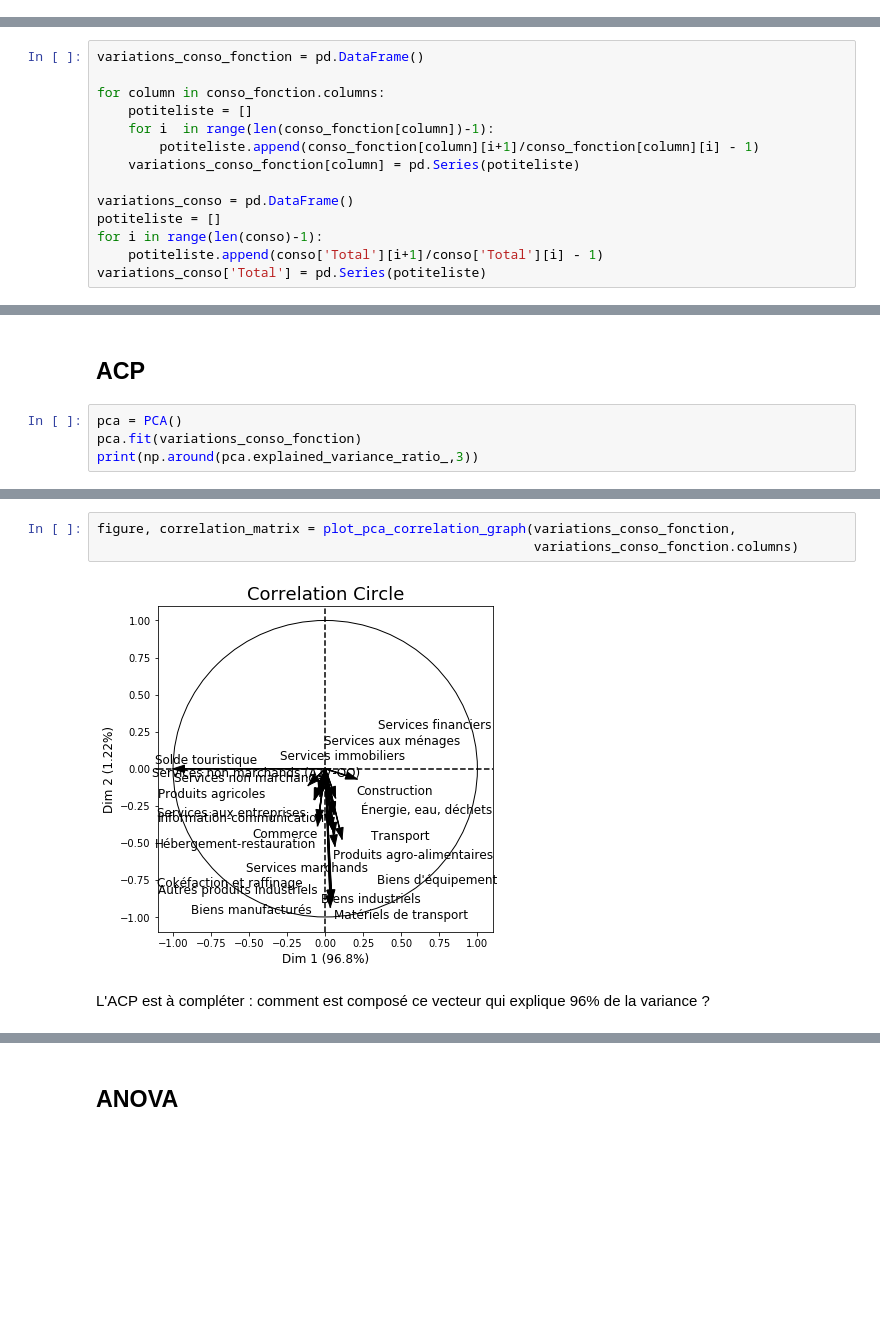
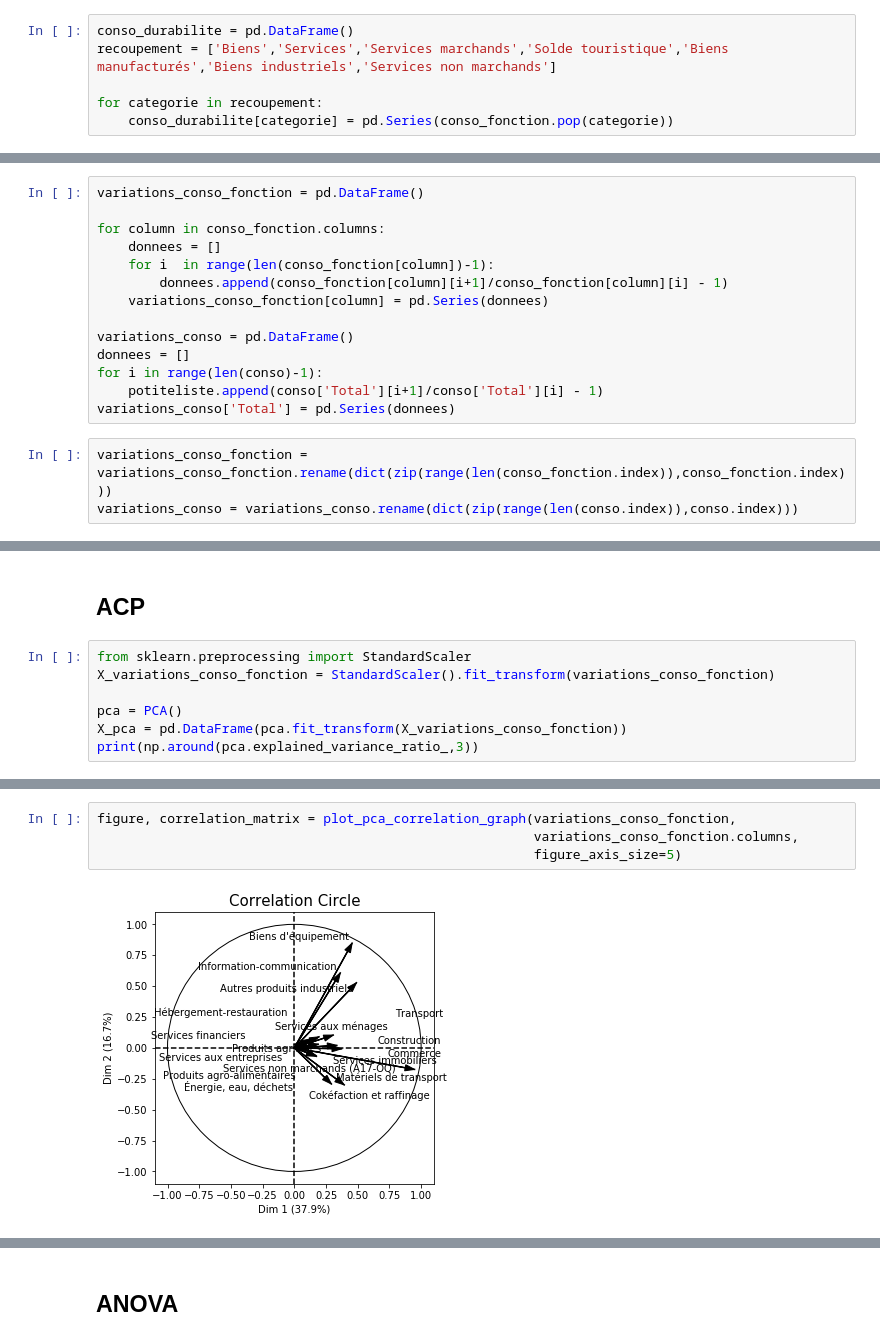
Before and after one commit to LittleBabyPanda/Q3-Project, a Jupyter notebook: Notebook du projet.ipynb, the cells around one changed output, grey strips where cells are left out. Drawn from its saved outputs; the diff is of its cells as text; blank space fills up the shorter version.

```diff
--- a/Notebook du projet.ipynb
+++ b/Notebook du projet.ipynb
@@ -44,3 +38,9 @@ conso_durabilite['Services'] = pd.Series(conso_fonction.pop('Services'))
+# %%
+conso_durabilite = pd.DataFrame()
+recoupement = ['Biens','Services','Services marchands','Solde touristique','Biens manufacturés','Biens industriels','Services non marchands']
+
+for categorie in recoupement:
+    conso_durabilite[categorie] = pd.Series(conso_fonction.pop(categorie))
 # %% [markdown]
 ### Calcul des variation de trimestre en trimestre
 
@@ -49,16 +49,19 @@ Par variation nous entendons: variation = (consommation du trimestre actuel/cons
 variations_conso_fonction = pd.DataFrame()
 
 for column in conso_fonction.columns:
-    potiteliste = []
+    donnees = []
     for i  in range(len(conso_fonction[column])-1):
-        potiteliste.append(conso_fonction[column][i+1]/conso_fonction[column][i] - 1)
-    variations_conso_fonction[column] = pd.Series(potiteliste)
+        donnees.append(conso_fonction[column][i+1]/conso_fonction[column][i] - 1)
+    variations_conso_fonction[column] = pd.Series(donnees)
 
 variations_conso = pd.DataFrame()
-potiteliste = []
+donnees = []
 for i in range(len(conso)-1):
     potiteliste.append(conso['Total'][i+1]/conso['Total'][i] - 1)
-variations_conso['Total'] = pd.Series(potiteliste)
+variations_conso['Total'] = pd.Series(donnees)
+# %%
+variations_conso_fonction = variations_conso_fonction.rename(dict(zip(range(len(conso_fonction.index)),conso_fonction.index)))
+variations_conso = variations_conso.rename(dict(zip(range(len(conso.index)),conso.index)))
 # %% [markdown]
 Pour résumer le data management:
 * conso contient la variable cible: la dépense de consommation finale des ménages trimestrielle
@@ -75,7 +71,10 @@ for column in conso_fonction.columns:
 # %% [markdown]
 ## ACP
 # %%
+from sklearn.preprocessing import StandardScaler
+X_variations_conso_fonction = StandardScaler().fit_transform(variations_conso_fonction)
+
 pca = PCA()
-pca.fit(variations_conso_fonction)
+X_pca = pd.DataFrame(pca.fit_transform(X_variations_conso_fonction))
 print(np.around(pca.explained_variance_ratio_,3))
 # %% [output]
@@ -90,7 +89,6 @@ Text(0.5, 1.0, 'Variance expliquée')
 # %%
 figure, correlation_matrix = plot_pca_correlation_graph(variations_conso_fonction,
-                                                        variations_conso_fonction.columns)
+                                                        variations_conso_fonction.columns,
+                                                        figure_axis_size=5)
 # %% [output]
-[figure, old version]
+[figure, new version]
-# %% [markdown]
-L'ACP est à compléter : comment est composé ce vecteur qui explique 96% de la variance ?
```
Also changed, not shown: parts of 10 cells of this notebook, 1 other file.
